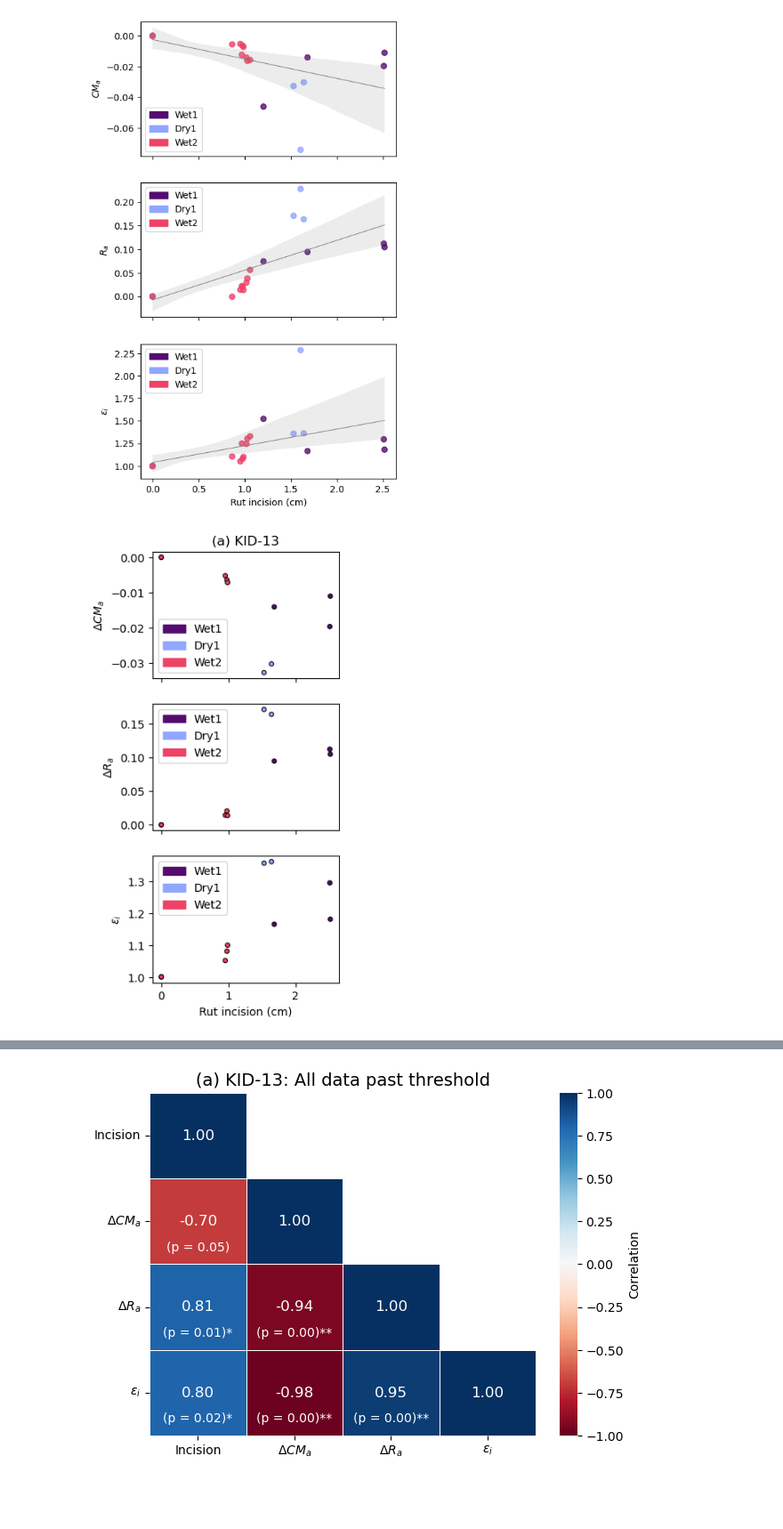
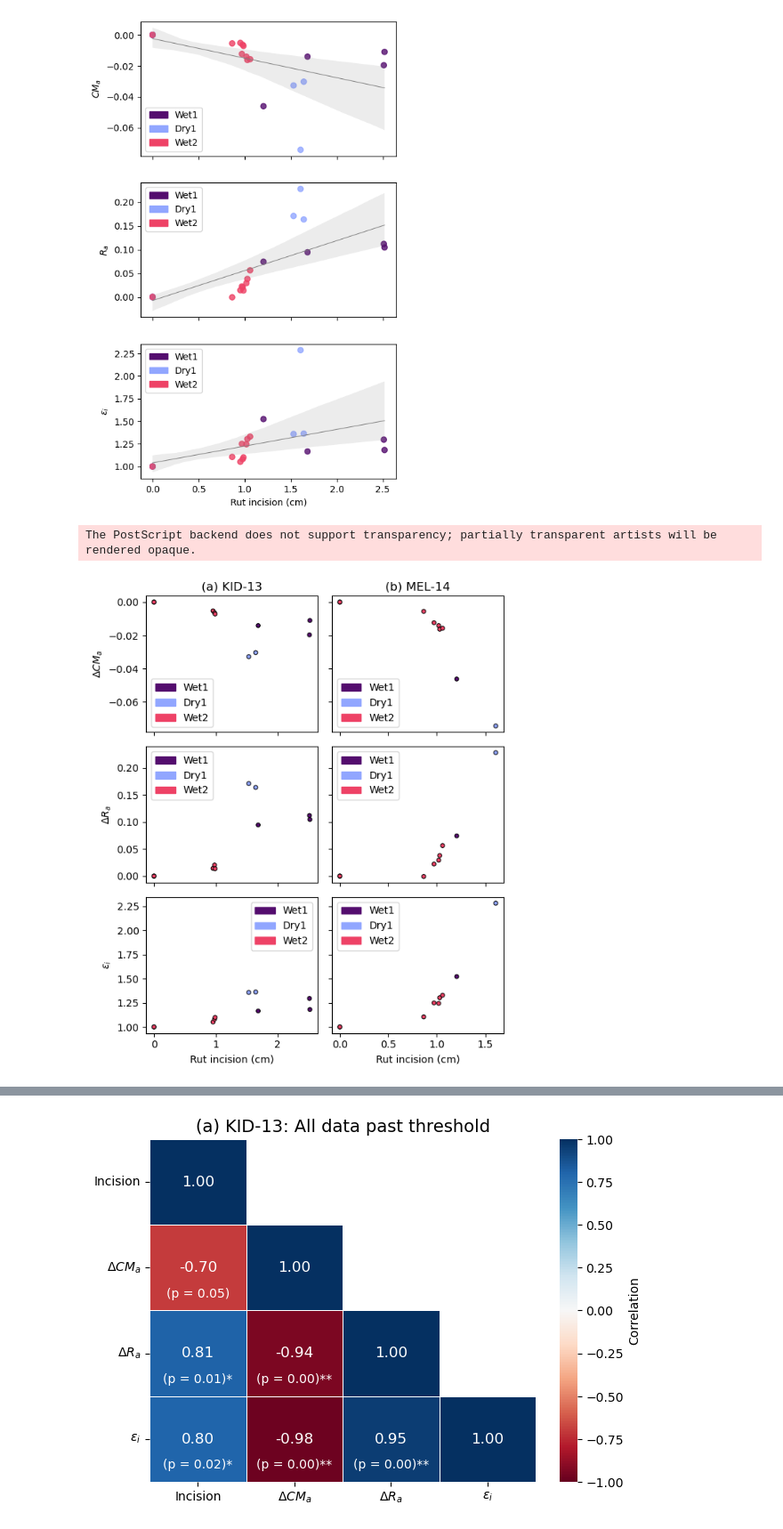
Before and after one commit to amanaster2/micro_diff, a Jupyter notebook: notebooks/metrics.ipynb, the cells around one changed output, grey strips where cells are left out. Shown at 89% size. Cells and saved outputs as stored; diff of their text form; code cells hidden in the pictures; blank space fills up the shorter version.

```diff
--- a/notebooks/metrics.ipynb
+++ b/notebooks/metrics.ipynb
@@ -16,7 +16,7 @@ from scipy.stats import pearsonr
 from scipy.stats import spearmanr
 from scipy.stats import kendalltau
 # %%
-df = pd.read_csv('/home/adalvis/github/micro_diff/relationships_new_new.csv')
+df = pd.read_csv('/home/adalvis/github/micro_diff/data/csv/relationships_new_new.csv')
 # %%
 # df['Incision'] = df['Incision'] * -1
 # %%
@@ -81,41 +81,66 @@ m14 = m14.sort_values('Incision', axis=0, ascending=True, kind='quicksort', na_p
 # %%
 colors = {'Wet1': '#540D6E', 'Dry1': '#91A6FF', 'Wet2': '#EE4266'}
 color_list = [colors[group] for group in k13['year']]
 
 
-
-fig, ax = plt.subplots(3,1, figsize=(3,7),sharex=True)
+fig, ax = plt.subplots(3,2, figsize=(6,7), sharex='col', sharey='row', layout='tight')
 # sns.lmplot(data=df, x='Incision', y=r'$\Delta CM_a$', hue='year', col='site', palette= color_list, height=3, ci=None, line_kws={'color':'gray', 'linewidth':0.75}, facet_kws={'despine': False, 'sharex':False, 'sharey':False})
 # sns.lmplot(data=df, x='Incision', y=r'$\Delta R_a$', hue='year', col='site', palette= color_list, height=3, ci=None, line_kws={'color':'gray', 'linewidth':0.75}, facet_kws={'despine': False, 'sharex':False, 'sharey':False})
 # sns.lmplot(data=df, x='Incision', y=r'$\epsilon_i$', hue='year', col='site', palette= color_list, height=3, ci=None, line_kws={'color':'gray', 'linewidth':0.75}, facet_kws={'despine': False, 'sharex':False, 'sharey':False})
 
-k13.plot.scatter(x='Incision',y=r'$\Delta CM_a$',style='o', s=16, ax=ax[0], c=color_list, edgecolors='k', linewidth=0.75)
+k13.plot.scatter(x='Incision',y=r'$\Delta CM_a$',style='o', s=16, ax=ax[0,0], c=color_list, edgecolors='k', linewidth=0.75)
 # a0, b0 = np.polyfit(k13.Incision, k13.CMa, 1)
 # ax[0].plot(k13.Incision, a0*k13.Incision+b0, '--', linewidth=0.75, color='gray')
-ax[0].set_ylabel(r'$\Delta CM_a$')
-k13.plot.scatter(x='Incision',y=r'$\Delta R_a$',style='o', s=16,ax=ax[1], c=color_list, edgecolors='k', linewidth=0.75)
+ax[0,0].set_ylabel(r'$\Delta CM_a$')
+k13.plot.scatter(x='Incision',y=r'$\Delta R_a$',style='o', s=16,ax=ax[1,0], c=color_list, edgecolors='k', linewidth=0.75)
 # a1, b1 = np.polyfit(k13.Incision, k13.Ra, 1)
 # ax[1].plot(k13.Incision, a1*k13.Incision+b1, '--', linewidth=0.75, color='gray')
-ax[1].set_ylabel(r'$\Delta R_a$')
-k13.plot.scatter(x='Incision',y=r'$\epsilon_i$',style='o', s=16, ax=ax[2], c=color_list, edgecolors='k', linewidth=0.75)
+ax[1,0].set_ylabel(r'$\Delta R_a$')
+k13.plot.scatter(x='Incision',y=r'$\epsilon_i$',style='o', s=16, ax=ax[2,0], c=color_list, edgecolors='k', linewidth=0.75)
 # a2, b2 = np.polyfit(k13.Incision, k13.eps_i, 1)
 # ax[2].plot(k13.Incision, a2*k13.Incision+b2, '--', linewidth=0.75, color='gray')
-ax[2].set_ylabel(r'$\epsilon_i$')
-ax[0].set_title('(a) KID-13')
+ax[2,0].set_ylabel(r'$\epsilon_i$')
+ax[0,0].set_title('(a) KID-13')
 
-ax[2].set_xlabel('Rut incision (cm)')
+ax[2,0].set_xlabel('Rut incision (cm)')
+
+
+
+
+colors = {'Wet1': '#540D6E', 'Dry1': '#91A6FF', 'Wet2': '#EE4266'}
+color_list = [colors[group] for group in m14['year']]
+
+# fig, ax = plt.subplots(3,1, figsize=(3,7),sharex=True)
+m14.plot.scatter(x='Incision',y=r'$\Delta CM_a$',style='o', s=16, ax=ax[0,1], c=color_list, edgecolors='k', linewidth=0.75)
+# a0, b0 = np.polyfit(m14.Incision, m14.CMa, 1)
+# ax[0].plot(m14.Incision, a0*m14.Incision+b0, '--', linewidth=0.75, color='gray')
+ax[0,1].set_ylabel(r'$\Delta CM_a$')
+m14.plot.scatter(x='Incision',y=r'$\Delta R_a$',style='o', s=16, ax=ax[1,1], c=color_list, edgecolors='k', linewidth=0.75)
+# a1, b1 = np.polyfit(m14.Incision, m14.Ra, 1)
+# ax[1].plot(m14.Incision, a1*m14.Incision+b1, '--', linewidth=0.75, color='gray')
+ax[1,1].set_ylabel(r'$\Delta R_a$')
+m14.plot.scatter(x='Incision',y=r'$\epsilon_i$',style='o', s=16, ax=ax[2,1], c=color_list, edgecolors='k', linewidth=0.75)
+# a2, b2 = np.polyfit(m14.Incision, m14.eps_i, 1)
+# ax[2].plot(m14.Incision, a2*m14.Incision+b2, '--', linewidth=0.75, color='gray')
+ax[2,1].set_ylabel(r'$\epsilon_i$')
+ax[0,1].set_title('(b) MEL-14')
+
+ax[2,1].set_xlabel('Rut incision (cm)')
+
 
 import matplotlib.patches as mpatches
 legend_handles = [
     mpatches.Patch(color=colors['Wet1'], label='Wet1'),
     mpatches.Patch(color=colors['Dry1'], label='Dry1'), # add as many as needed
     mpatches.Patch(color=colors['Wet2'], label='Wet2'),
 ]
 for ax in ax.flat:
     ax.legend(handles=legend_handles,
           loc='best')
 
+plt.savefig('/home/adalvis/github/micro_diff/data/savefigs/Fig13.eps', bbox_inches='tight')
 plt.show()
 # %% [output]
+The PostScript backend does not support transparency; partially transparent artists will be rendered opaque.
-[figure, old version]
+[figure, new version]
 # %%
```
Also changed, not shown: parts of 9 cells of this notebook, 2 other files.
